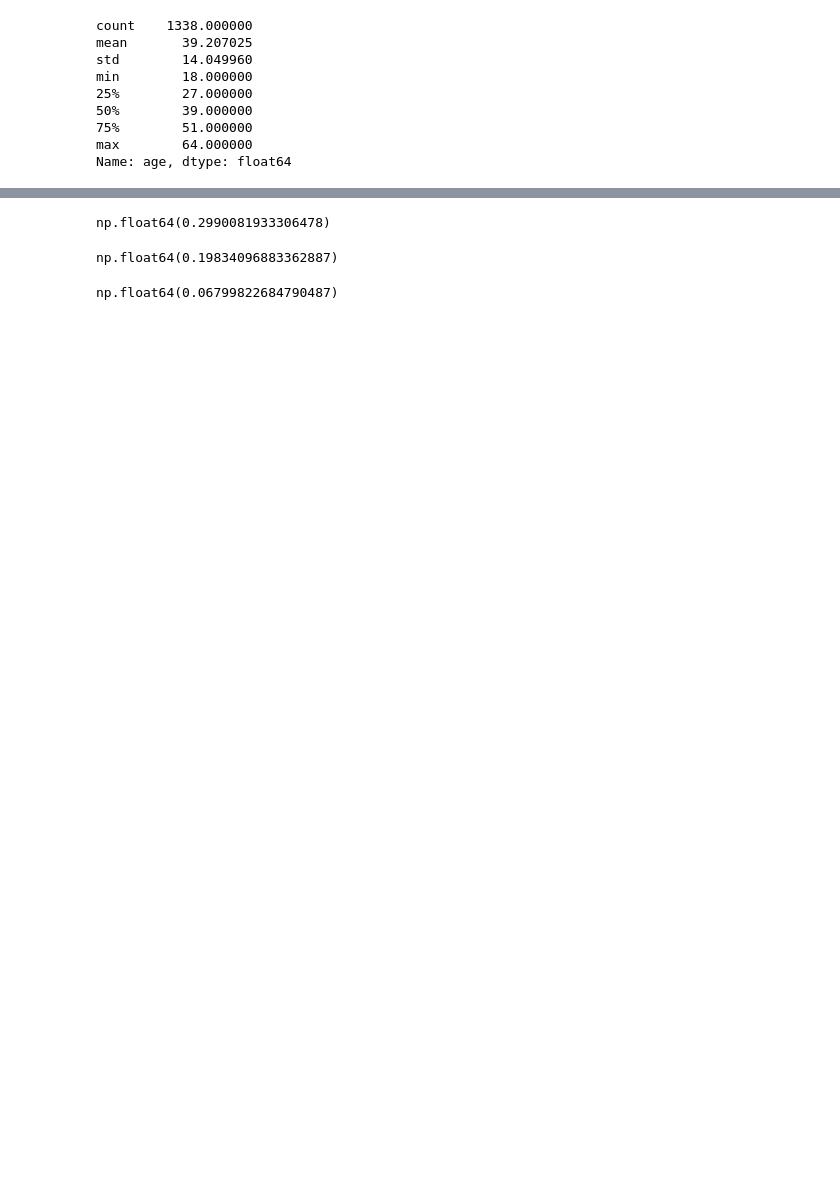
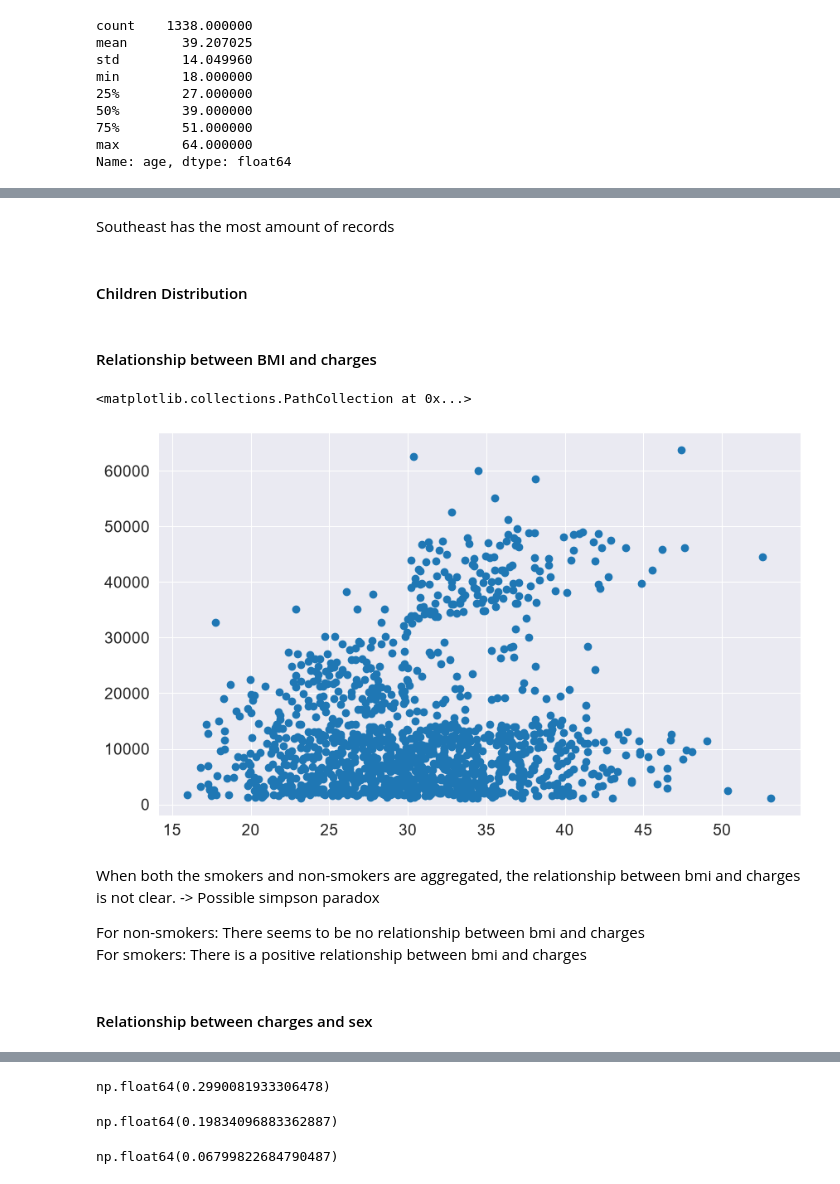
Before and after one commit to gitcodmax/Prediction-of-medical-expenses, a Jupyter notebook: Predicting_medical_expenses_using_linear_regression.ipynb, the cells around one changed output, grey strips where cells are left out. Drawn from its saved outputs; the diff is of its cells as text; code cells hidden in the pictures; blank space fills up the shorter version.

```diff
--- a/Predicting_medical_expenses_using_linear_regression.ipynb
+++ b/Predicting_medical_expenses_using_linear_regression.ipynb
@@ -111 +142,5 @@ px.histogram(medical_df, x='sex', title='Gender Distribution')
+# %% [markdown]
+Southeast has the most amount of records
+# %% [markdown]
+#### Children Distribution
 # %%
@@ -117 +148,8 @@ px.histogram(medical_df, x='children', title='Children Distribution', color='smo
+# %% [markdown]
+#### Relationship between BMI and charges
+# %%
+plt.scatter(data=medical_df, x='bmi', y='charges')
+# %% [output]
+<matplotlib.collections.PathCollection at 0x...>
+[figure, added]
 # %%
@@ -127 +159,8 @@ fig.show()
+# %% [markdown]
+When both the smokers and non-smokers are aggregated, the relationship between bmi and charges is not clear. -> Possible simpson paradox
+
+For non-smokers: There seems to be no relationship between bmi and charges
+For smokers: There is a positive relationship between bmi and charges
+# %% [markdown]
+#### Relationship between charges and sex
 # %%
```
Also changed, not shown: parts of 116 cells of this notebook.
